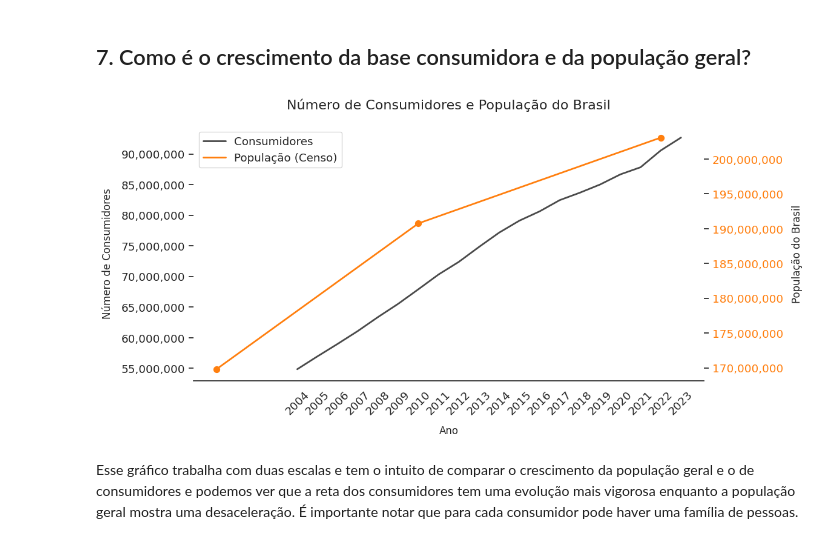
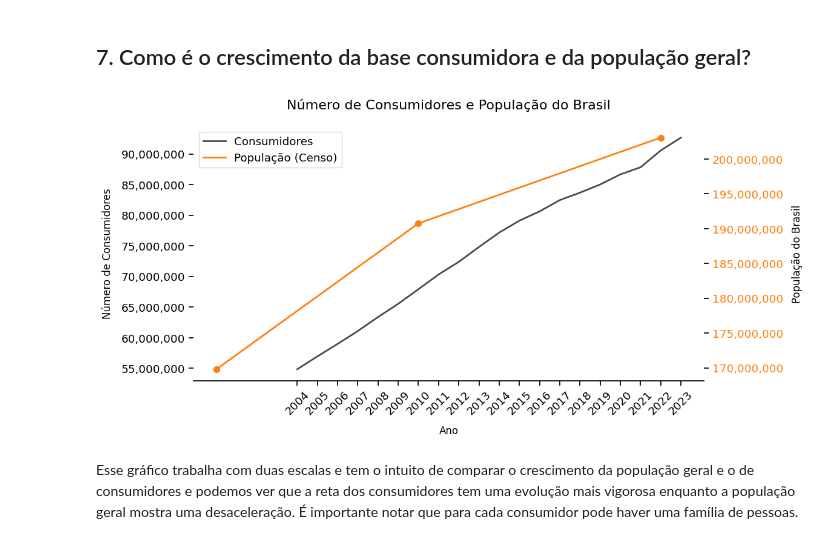
Before and after one commit to jorgelzsilva/projeto_consumo_energia, a Jupyter notebook: notebooks/desafio_final_jorge.ipynb, the cells around one changed output. Cells and saved outputs as stored; diff of their text form; code cells hidden in the pictures.

```diff
--- a/notebooks/desafio_final_jorge.ipynb
+++ b/notebooks/desafio_final_jorge.ipynb
@@ -913,65 +952,65 @@ plt.show()
 anos_censo = [2000, 2010, 2022]
 pop_censo = [pop_2000_brasil, pop_2010_brasil, pop_2022_brasil]
 # %%
-# Criar a figura e o eixo
+# Criamos a figura e o eixo principal para o gráfico de linha
 fig, ax1 = plt.subplots(figsize=(12, 6), facecolor='white')
 
-# Plotar o lineplot dos consumidores
+# Plotamos o gráfico de linha para o número de consumidores ao longo dos anos
 sns.lineplot(x=consumidores_anuais.index, y=consumidores_anuais.values,
              color='#4a4a4a', linewidth=2, ax=ax1, label='Consumidores')
 
-# Remover bordas
+# Removemos as bordas para um visual mais limpo
 for spine in ax1.spines.values():
     spine.set_visible(False)
 
-# Remover ticks do eixo y
-ax.tick_params(axis='x', which='both', bottom=True, top=False, labelbottom=True)
-ax.tick_params(axis='y', which='both', left=True, right=False, labelleft=True)
+# Configuramos os ticks dos eixos, mantendo apenas os inferiores no eixo x e os esquerdos no eixo y
+ax1.tick_params(axis='x', which='both', bottom=True, top=False, labelbottom=True)
+ax1.tick_params(axis='y', which='both', left=True, right=False, labelleft=True)
 
-# Ajustar o intervalo do eixo x para mostrar todos os anos
+# Ajustamos o intervalo do eixo x para que todos os anos relevantes sejam exibidos
 plt.xticks(range(ano_inicial, ano_final + 1))
 
-# Rotacionar os rótulos do eixo x para melhor legibilidade
+# Rotacionamos os rótulos do eixo x em 45 graus para melhorar a legibilidade
 plt.xticks(rotation=45)
 
-# Configurar títulos e rótulos
+# Configuramos o título e os rótulos dos eixos para esclarecer o que o gráfico representa
 plt.title('Número de Consumidores e População do Brasil', fontsize=16, pad=20)
 plt.xlabel('Ano', fontsize=12, labelpad=10)
 ax1.set_ylabel('Número de Consumidores', fontsize=12, labelpad=10)
 
-# Formatar o eixo y para usar separador de milhares
+# Formatamos o eixo y do número de consumidores para incluir separadores de milhares
 ax1.yaxis.set_major_formatter(plt.FuncFormatter(lambda x, p: format(int(x), ',')))
 
-# Criar um segundo eixo y para a população
+# Criamos um segundo eixo y para representar a população
 ax2 = ax1.twinx()
 
-# Plotar a linha da população
+# Plotamos a linha da população ao longo dos anos de censo, incluindo pontos de dados para clareza
 ax2.plot(anos_censo, pop_censo, color='#ff7f0e', linewidth=2, label='População (Censo)')
 ax2.scatter(anos_censo, pop_censo, color='#ff7f0e', s=50)
 
-# Configurar o eixo y da população
+# Configuramos o eixo y para a população, com rótulos coloridos para diferenciar visualmente
 ax2.set_ylabel('População do Brasil', fontsize=12, labelpad=10)
 ax2.tick_params(axis='y', labelcolor='#ff7f0e')
 ax2.yaxis.set_major_formatter(plt.FuncFormatter(lambda x, p: format(int(x), ',')))
 
-# Remover bordas do segundo eixo
+# Removemos bordas do eixo secundário, exceto a esquerda para manter integridade visual
 ax2.spines['top'].set_visible(False)
 ax2.spines['right'].set_visible(False)
 ax2.spines['left'].set_visible(False)
 
-# Adicionar legendas
+# Adicionamos legendas para distinguir entre as linhas de consumidores e população
 lines1, labels1 = ax1.get_legend_handles_labels()
 lines2, labels2 = ax2.get_legend_handles_labels()
 ax1.legend(lines1 + lines2, labels1 + labels2, loc='upper left')
 
-# Ajustar o layout
+# Ajustamos o layout para assegurar clareza e legibilidade
 plt.tight_layout()
 
-# Salvar e mostrar o gráfico
+# Salvamos o gráfico em um arquivo e o exibimos na tela para visualização
 plt.savefig('../imagens/numero_consumidores_e_populacao.png', format='png', dpi=300, bbox_inches='tight')
 plt.show()
 # %% [output]
-[figure, old version]
+[figure, new version]
 # %% [markdown]
 Esse gráfico trabalha com duas escalas e tem o intuito de comparar o crescimento da população geral e o de consumidores e podemos ver que a reta dos consumidores tem uma evolução mais vigorosa enquanto a população geral mostra uma desaceleração. É importante notar que para cada consumidor pode haver uma família de pessoas.
 # %% [markdown]
```
Also changed, not shown: parts of 67 cells of this notebook, 13 other files.
